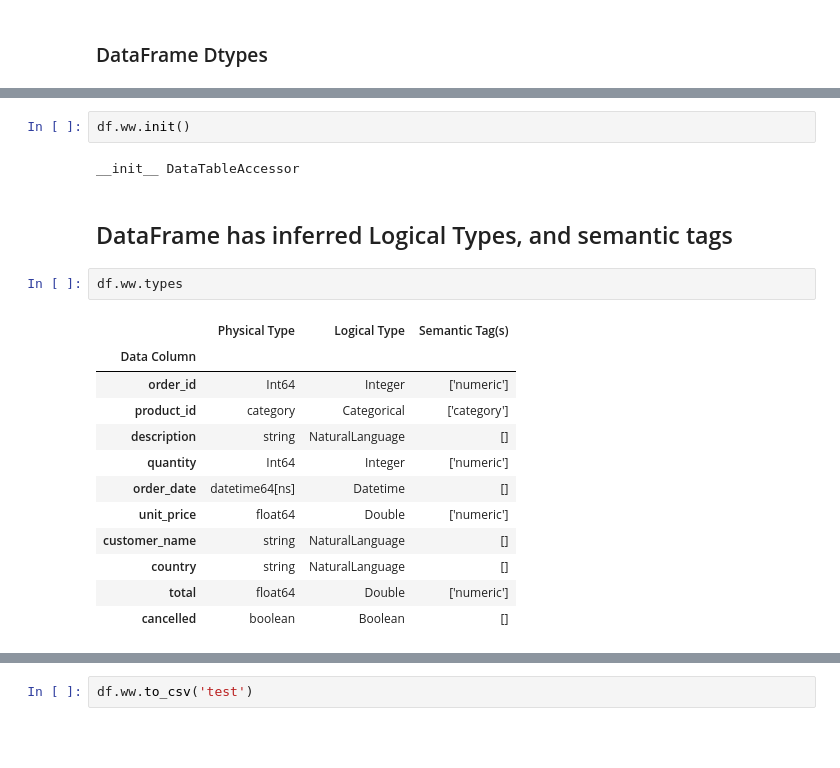
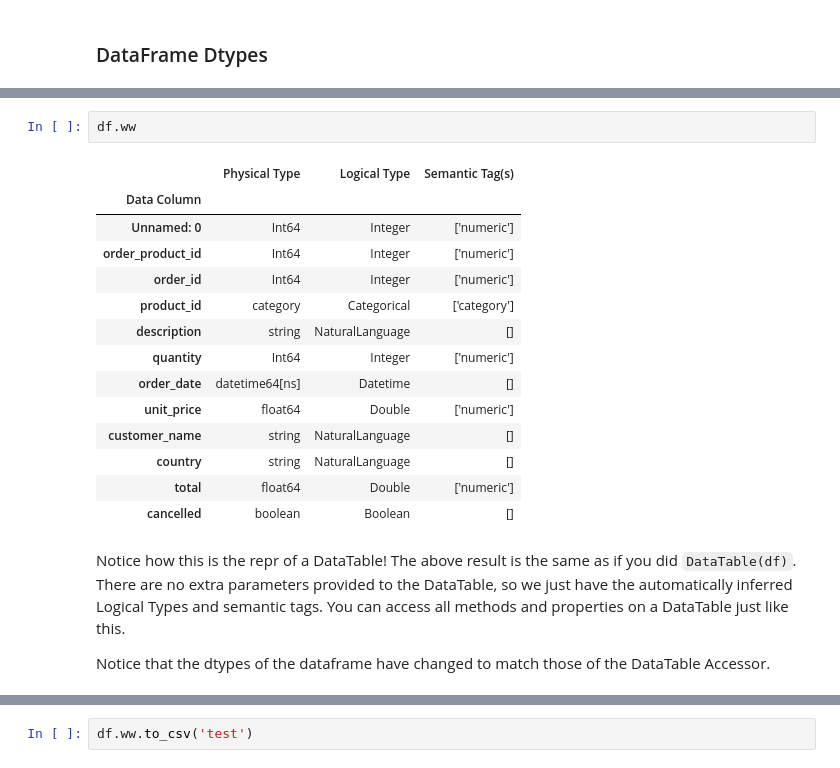
Before and after one commit to alteryx/woodwork, a Jupyter notebook: WorkingExample.ipynb, the cells around one changed output, grey strips where cells are left out. Cells and saved outputs as stored; diff of their text form; blank space fills up the shorter version.

```diff
--- a/WorkingExample.ipynb
+++ b/WorkingExample.ipynb
@@ -37,24 +47,24 @@ dtype: object
 # %%
-df.ww.init()
+df.ww
 # %% [output]
-__init__ DataTableAccessor
+|  | Physical Type | Logical Type | Semantic Tag(s) |
+| Data Column |  |  |  |
+| Unnamed: 0 | Int64 | Integer | ['numeric'] |
+| order_product_id | Int64 | Integer | ['numeric'] |
+| order_id | Int64 | Integer | ['numeric'] |
+| product_id | category | Categorical | ['category'] |
+| description | string | NaturalLanguage | [] |
+| quantity | Int64 | Integer | ['numeric'] |
+| order_date | datetime64[ns] | Datetime | [] |
+| unit_price | float64 | Double | ['numeric'] |
+| customer_name | string | NaturalLanguage | [] |
+| country | string | NaturalLanguage | [] |
+| total | float64 | Double | ['numeric'] |
+| cancelled | boolean | Boolean | [] |
-# %% [markdown]
-## DataFrame has inferred Logical Types, and semantic tags
-# %%
-df.ww.types
-# %% [output]
-|  | Physical Type | Logical Type | Semantic Tag(s) |
-| Data Column |  |  |  |
-| order_id | Int64 | Integer | ['numeric'] |
-| product_id | category | Categorical | ['category'] |
-| description | string | NaturalLanguage | [] |
-| quantity | Int64 | Integer | ['numeric'] |
-| order_date | datetime64[ns] | Datetime | [] |
-| unit_price | float64 | Double | ['numeric'] |
-| customer_name | string | NaturalLanguage | [] |
-| country | string | NaturalLanguage | [] |
-| total | float64 | Double | ['numeric'] |
-| cancelled | boolean | Boolean | [] |
+# %% [markdown]
+Notice how this is the repr of a DataTable! The above result is the same as if you did `DataTable(df)`. There are no extra parameters provided to the DataTable, so we just have the automatically inferred Logical Types and semantic tags. You can access all methods and properties on a DataTable just like this.
+
+Notice that the dtypes of the dataframe have changed to match those of the DataTable Accessor.
 # %%
 df.dtypes
 # %% [output]
```
Also changed, not shown: parts of 57 cells of this notebook, 1 other file.
